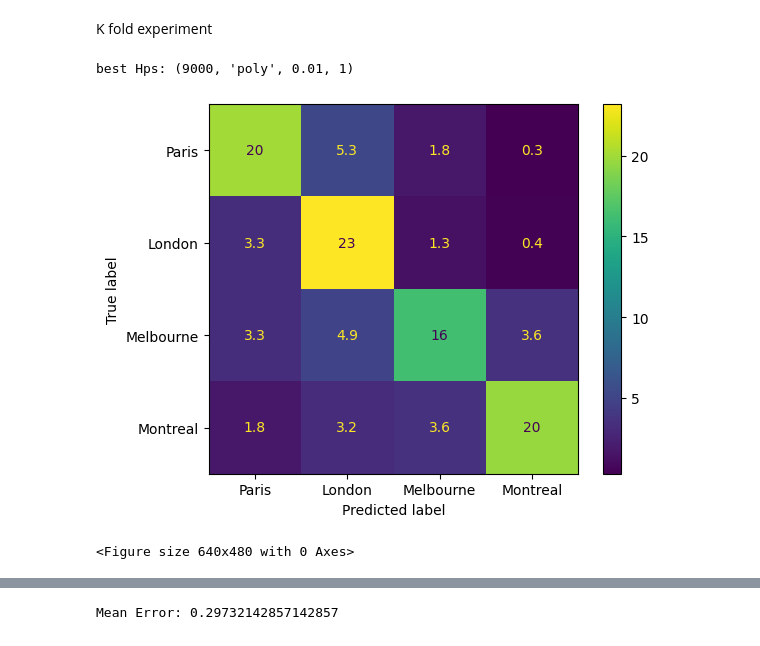
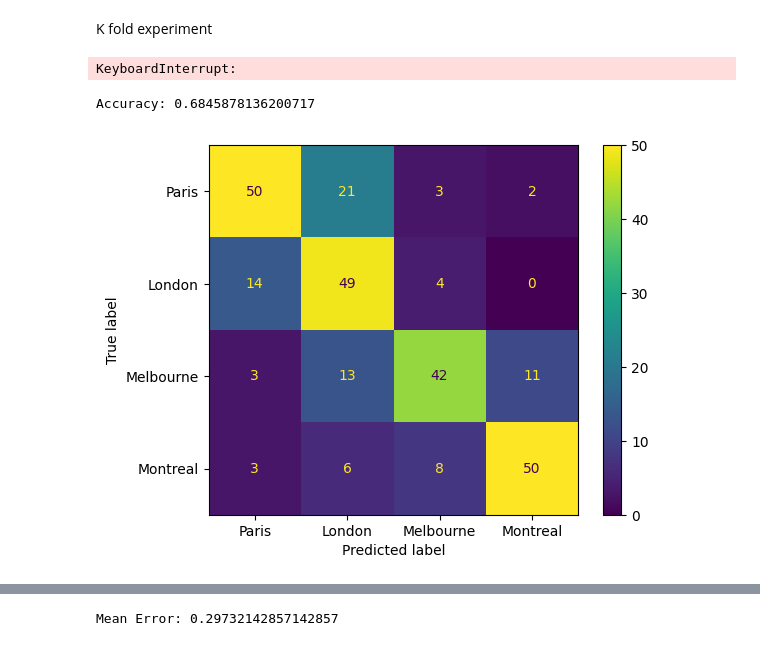
Before and after one commit to Kuzcop/551_Text_Classification_Reddit, a Jupyter notebook: NB.ipynb, the cells around one changed output, grey strips where cells are left out. Cells and saved outputs as stored; diff of their text form; code cells hidden in the pictures.

Commit message:
Produce confusion matrices and classification metrics for LR and SVM

```diff
--- a/NB.ipynb
+++ b/NB.ipynb
@@ -113,7 +113,7 @@ def lemmatize(arr_of_words):
       # arr_of_words.append('english')
       lemmatizer = WordNetLemmatizer()
 
-  return [lemmatizer.lemmatize(word, pos = get_wordnet_pos(word)) for word in arr_of_words]
+  return [lemmatizer.lemmatize(word) for word in arr_of_words]
 
 def preprocess(sentences, regex_pattern = r"(?u)\b[a-z][a-z]+\b", stop_words = None, is_lemmatize = False):
   new_sentence_list = []
@@ -206,7 +206,7 @@ class SVM():
         self.tol = tol
         self.vectorizer = TfidfVectorizer(max_features = max_features, lowercase=True, token_pattern= token_pattern, min_df = min_df, max_df = max_df, ngram_range = ngram_range, sublinear_tf=sublinear_tf)
         # self.vectorizer = CountVectorizer(binary = True, max_features = max_features, token_pattern=token_pattern, lowercase=True, strip_accents='unicode', min_df = min_df, max_df = max_df, ngram_range = ngram_range)
-        self.svm_class = svm.SVC(kernel=kernel, random_state=seed, degree=degree, tol=tol)
+        self.svm_class = svm.SVC(C=1,kernel=kernel, random_state=seed, degree=degree, tol=tol)
 
     def train(self, x_data_train, x_data_labels):
         assert len(x_data_train)  == len(x_data_labels)
@@ -480,12 +480,12 @@ if index != -1:
     prediction = model.predict(processed_test_data)
     # print(errors[index][0])
     print('best Hps: {}'.format(hps[index]))
-    pd.DataFrame({'Subreddit':pred}).reset_index().rename(columns={"index": "Id"}).to_csv(path + 'hp_optimization/' + 'results_SVM_0.2.csv', index=False)
-    pd.DataFrame({'Subreddit':prediction}).reset_index().rename(columns={"index": "Id"}).to_csv(path + 'hp_optimization/' + 'results_SVM_processed_0.2.csv', index=False)
+    pd.DataFrame({'Subreddit':pred}).reset_index().rename(columns={"index": "Id"}).to_csv(path + 'hp_optimization/' + 'results_SVM_2_0.2.csv', index=False)
+    pd.DataFrame({'Subreddit':prediction}).reset_index().rename(columns={"index": "Id"}).to_csv(path + 'hp_optimization/' + 'results_SVM_processed_2_0.2.csv', index=False)
     disp = ConfusionMatrixDisplay(confusion_matrix=infos[index]['average confusion matrix'], display_labels=labels)
     disp.plot()
     plt.show()
-    plt.savefig(path + 'hp_optimization/' + 'SVM_' + str(hps[index][0])+ '_' + hps[index][1] + '_' + str(hps[index][2]) + '_' + str(hps[index][3]) + 'confusion matrix.png')
+    # plt.savefig(path + 'hp_optimization/' + 'SVM_' + str(hps[index][0])+ '_' + hps[index][1] + '_' + str(hps[index][2]) + '_' + str(hps[index][3]) + 'confusion matrix.png')
 else:
     print("No hyperparameters were viable")
 
@@ -493,9 +493,7 @@ else:
 df = pd.DataFrame(errors)
 df2 = pd.DataFrame(infos)
 
-df.to_csv(path + 'hp_optimization/' + 'Mean errors_0.2.csv')
-df2.to_csv(path + 'hp_optimization/' + 'infos_0.2.csv')
+df.to_csv(path + 'hp_optimization/' + 'Mean errors_2_0.2.csv')
+df2.to_csv(path + 'hp_optimization/' + 'infos_2_0.2.csv')
 # %% [output]
-best Hps: (9000, 'poly', 0.01, 1)
+KeyboardInterrupt:
-[figure, removed]
-<Figure size 640x480 with 0 Axes>
@@ -501,0 +502,14 @@ best Hps: (9000, 'poly', 0.01, 1)
+# %%
+model2 = SVM(max_features=9000, degree=1, kernel='linear', tol=0.1, sublinear_tf=False)
+model2.train(training_data_split, training_labels_split)
+pred = model2.predict(testing_data_split)
+print("Accuracy:",accuracy_score(testing_labels_split, pred))
+cm = confusion_matrix(testing_labels_split, pred)
+df = pd.DataFrame.from_dict(classification_report(testing_labels_split, pred,output_dict=True))
+df.to_csv("Classification Metrics SVM.csv")
+disp = ConfusionMatrixDisplay(confusion_matrix=cm, display_labels=labels)
+disp.plot()
+plt.show()
+# %% [output]
+Accuracy: 0.6845878136200717
+[figure, added]
```
Also changed, not shown: parts of 5 cells of this notebook, 1 other file.
